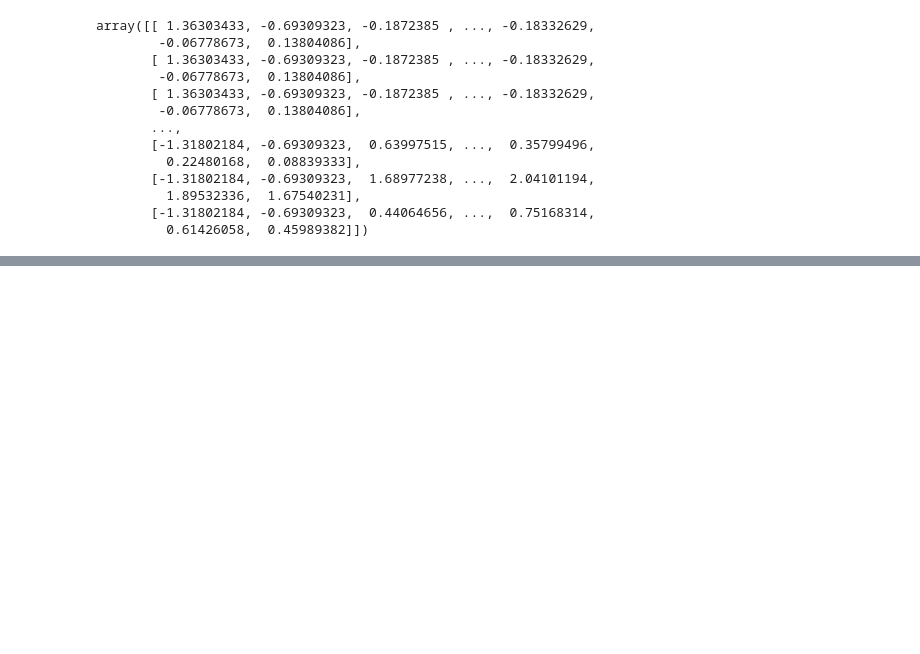
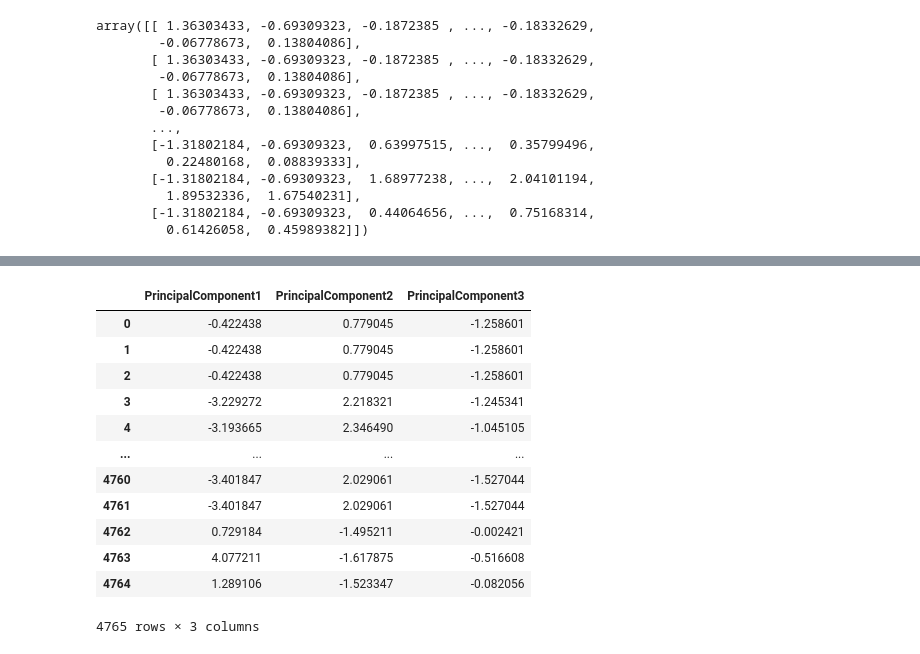
Before and after one commit to shumph10/Housing_Assistance_Analysis, a Jupyter notebook: ttest_project.ipynb, the cells around one changed output, grey strips where cells are left out. Cells and saved outputs as stored; diff of their text form; code cells hidden in the pictures; blank space fills up the shorter version.

```diff
--- a/ttest_project.ipynb
+++ b/ttest_project.ipynb
@@ -381,3 +381,9 @@ array([[ 1.36303433, -0.69309323, -0.1872385 , ..., -0.18332629,
          1.89532336,  1.67540231],
        [-1.31802184, -0.69309323,  0.44064656, ...,  0.75168314,
          0.61426058,  0.45989382]])
+# %%
+# Using PCA to reduce dimension to three principal components.
+pca = PCA(n_components=3)
+#transform the scaled data
+rent_2022_pca = pca.fit_transform(X_scaled)
+rent_2022_pca
@@ -383,0 +398,17 @@ array([[ 1.36303433, -0.69309323, -0.1872385 , ..., -0.18332629,
+# %%
+pcs_df = pd.DataFrame(rent_2022_pca, columns=['PrincipalComponent1', 'PrincipalComponent2', 'PrincipalComponent3'], index=rent_2022_df.index)
+pcs_df
+# %% [output]
+|  | PrincipalComponent1 | PrincipalComponent2 | PrincipalComponent3 |
+| 0 | -0.422438 | 0.779045 | -1.258601 |
+| 1 | -0.422438 | 0.779045 | -1.258601 |
+| 2 | -0.422438 | 0.779045 | -1.258601 |
+| 3 | -3.229272 | 2.218321 | -1.245341 |
+| 4 | -3.193665 | 2.346490 | -1.045105 |
+| ... | ... | ... | ... |
+| 4760 | -3.401847 | 2.029061 | -1.527044 |
+| 4761 | -3.401847 | 2.029061 | -1.527044 |
+| 4762 | 0.729184 | -1.495211 | -0.002421 |
+| 4763 | 4.077211 | -1.617875 | -0.516608 |
+| 4764 | 1.289106 | -1.523347 | -0.082056 |
+4765 rows × 3 columns
```
Also changed, not shown: parts of 3 cells of this notebook.
